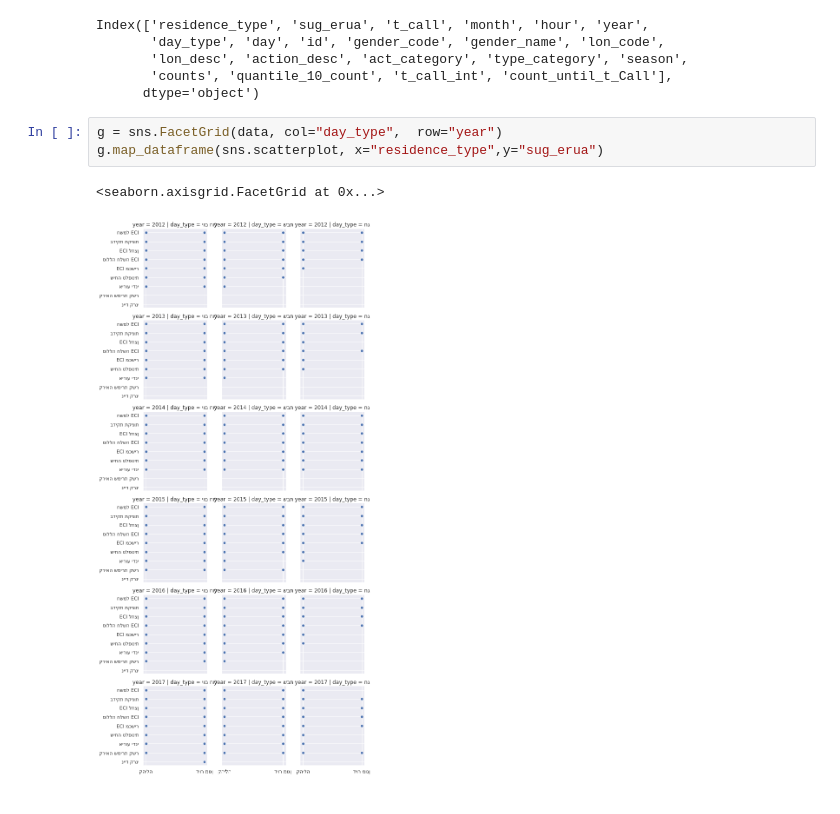
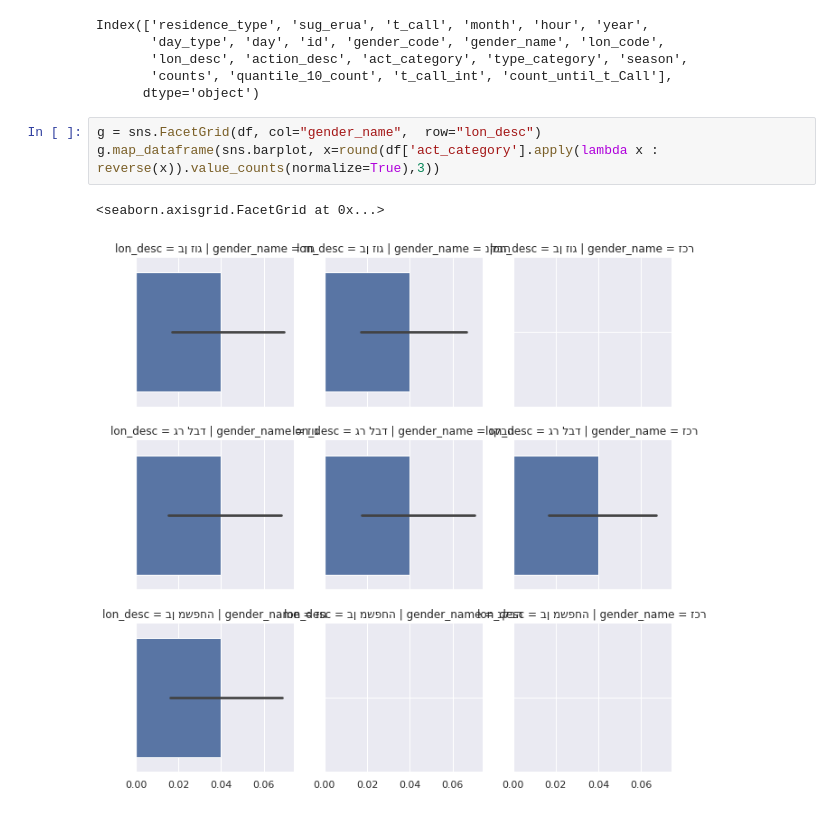
Before and after one commit to yarontal94/final_project, a Jupyter notebook: Untitled.ipynb, the cells around one changed output. Saved outputs shown, nothing was run; the diff lists cells and outputs as text.

```diff
--- a/Untitled.ipynb
+++ b/Untitled.ipynb
@@ -765,8 +765,8 @@ Index(['residence_type', 'sug_erua', 't_call', 'month', 'hour', 'year',
        'counts', 'quantile_10_count', 't_call_int', 'count_until_t_Call'],
       dtype='object')
 # %%
-g = sns.FacetGrid(data, col="day_type",  row="year")
-g.map_dataframe(sns.scatterplot, x="residence_type",y="sug_erua")
+g = sns.FacetGrid(df, col="gender_name",  row="lon_desc")
+g.map_dataframe(sns.barplot, x=round(df['act_category'].apply(lambda x : reverse(x)).value_counts(normalize=True),3))
 # %% [output]
 <seaborn.axisgrid.FacetGrid at 0x...>
-[figure, old version]
+[figure, new version]
```
Also changed, not shown: parts of 9 cells of this notebook.
